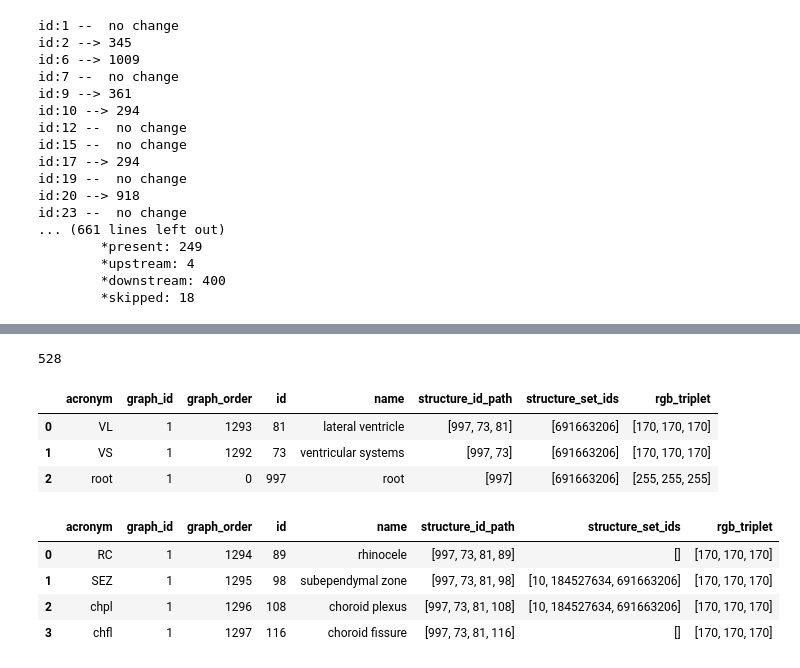
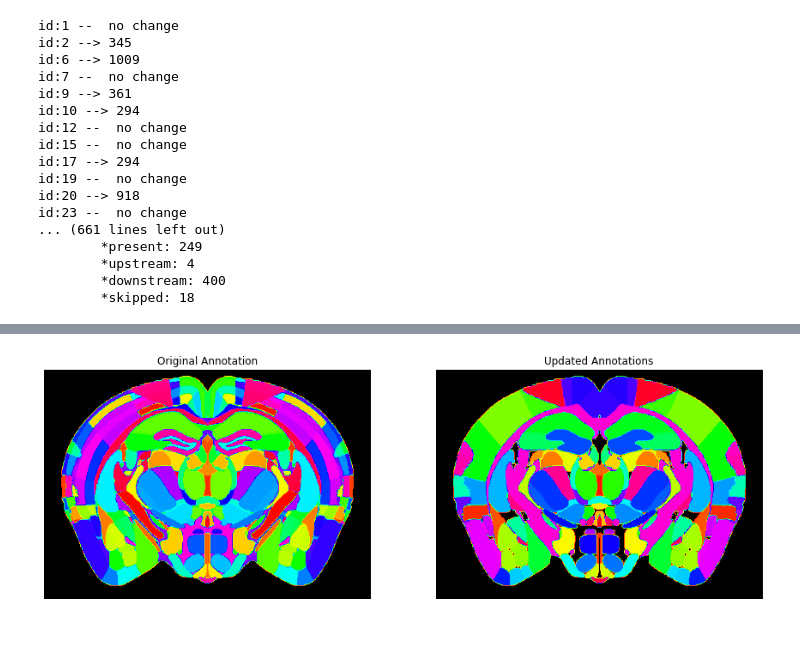
Before and after one commit to HMS-IDAC/RiffleShuffle, a Jupyter notebook: python/Explore the Allen Atlas.ipynb, the cells around one changed output, grey strips where cells are left out. Cells and saved outputs as stored; diff of their text form; code cells hidden in the pictures; blank space fills up the shorter version.

```diff
--- a/python/Explore the Allen Atlas.ipynb
+++ b/python/Explore the Allen Atlas.ipynb
@@ -302,19 +265,37 @@ plt.show()
-# %%
-annotation.shape[0]
-# %% [output]
-528
-# %%
-idx = 81
-
-display(pd.DataFrame(tree.ancestors([idx])[0]))
-display(pd.DataFrame(tree.children([idx])[0]))
-# %% [output]
-|  | acronym | graph_id | graph_order | id | name | structure_id_path | structure_set_ids | rgb_triplet |
-| 0 | VL | 1 | 1293 | 81 | lateral ventricle | [997, 73, 81] | [691663206] | [170, 170, 170] |
-| 1 | VS | 1 | 1292 | 73 | ventricular systems | [997, 73] | [691663206] | [170, 170, 170] |
-| 2 | root | 1 | 0 | 997 | root | [997] | [691663206] | [255, 255, 255] |
-|  | acronym | graph_id | graph_order | id | name | structure_id_path | structure_set_ids | rgb_triplet |
-| 0 | RC | 1 | 1294 | 89 | rhinocele | [997, 73, 81, 89] | [] | [170, 170, 170] |
-| 1 | SEZ | 1 | 1295 | 98 | subependymal zone | [997, 73, 81, 98] | [10, 184527634, 691663206] | [170, 170, 170] |
-| 2 | chpl | 1 | 1296 | 108 | choroid plexus | [997, 73, 81, 108] | [10, 184527634, 691663206] | [170, 170, 170] |
-| 3 | chfl | 1 | 1297 | 116 | choroid fissure | [997, 73, 81, 116] | [] | [170, 170, 170] |
+# %%
+#  Create custom colormap for displaying accurately brain structures
+from matplotlib import cm
+from matplotlib.colors import ListedColormap
+
+# Create the new colormap
+# Modified version of HSV in which 0 (Id of unassigned structures) is represented by black
+# so that the background of the brain appears black
+n = 256
+hsv = cm.get_cmap('hsv', n)
+newcolors = hsv(np.linspace(0, 1, n))
+black = np.array([0, 0, 0, 1])
+newcolors[0, :] = black
+newcmp = ListedColormap(newcolors)
+
+# Utility function for plotting images better
+def rescaleId(sliceImg):
+    ids = np.unique(sliceImg)
+    outputImg = np.copy(sliceImg)
+    for i, ID in enumerate(ids):
+        outputImg[outputImg==ID] = i
+    return outputImg
+
+# Image a single slice
+slice_idx = 280
+f, ccf_axes = plt.subplots(1, 2, figsize=(15, 6))
+ccf_axes[0].imshow(rescaleId(annotation[slice_idx,:,:]), cmap=newcmp, aspect='equal')#, vmin=0, vmax=1000)
+ccf_axes[0].set_title("Original Annotation")
+ccf_axes[0].axis('off')
+
+ccf_axes[1].imshow(rescaleId(updatedAnnot[slice_idx,:,:]), cmap=newcmp, aspect='equal')#, vmin=0, vmax=300)
+ccf_axes[1].set_title("Updated Annotations")
+ccf_axes[1].axis('off')
+
+plt.show()
+# %% [output]
+[figure, added]
```
Also changed, not shown: parts of 10 cells of this notebook.
